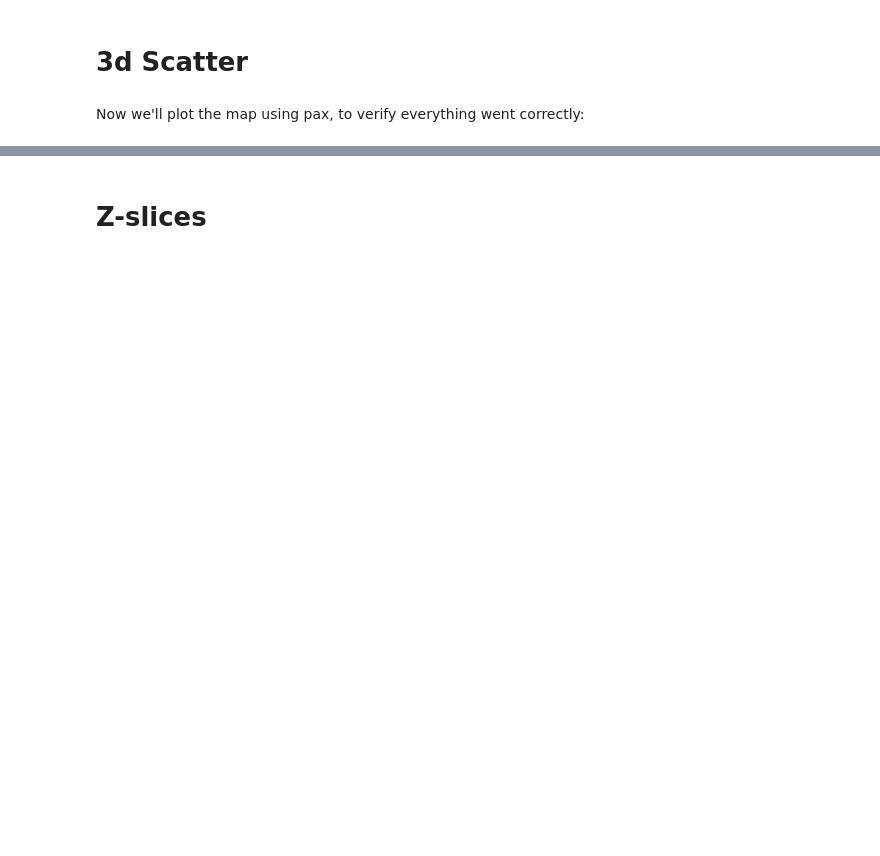
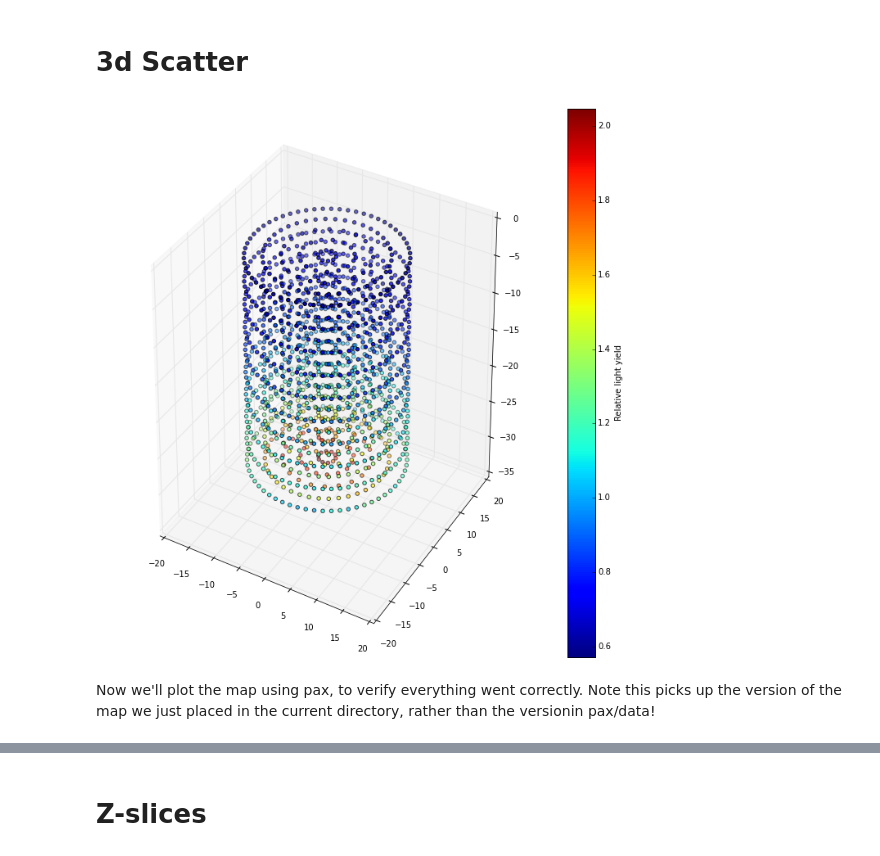
Before and after one commit to XENON1T/pax, a Jupyter notebook: examples/parse_s1_corrmap/Parse S1 xyz correction map.ipynb, the cells around one changed output, grey strips where cells are left out. Cells and saved outputs as stored; diff of their text form; code cells hidden in the pictures; blank space fills up the shorter version.

```diff
--- a/examples/parse_s1_corrmap/Parse S1 xyz correction map.ipynb
+++ b/examples/parse_s1_corrmap/Parse S1 xyz correction map.ipynb
@@ -24,9 +24,7 @@ with open('s1xyzmap-20111215.dat') as lymapfile:
 
 # Convert to pax units
 for field in ('z', 'r', 'zmid', 'rmid'):
-    data[field] *= units.mm
-data['z'] *= -1
-data['zmid'] *= -1
+    data[field] = data[field].astype(np.float) * units.mm
 
 # Convert (r, theta) to (x, y)
 data = rec_append_fields(data, 'xmid', data['rmid'] * np.cos(data['tmid']))
@@ -59,13 +57,14 @@ with open('s1_xyz_XENON100_xerawdp045.json', mode='w') as outfile:
 # %%
 import matplotlib.pyplot as plt
 from mpl_toolkits.mplot3d import Axes3D
 %matplotlib inline
-# Remember Z is flipped and correction is inverted!
 fig = plt.figure(figsize=(12, 12))
 ax = fig.add_subplot(111, projection='3d')
 sc = ax.scatter(data['xmid'], data['ymid'], data['zmid'],
-                c=1/data['ly'])
-plt.colorbar(sc, label='Multiplicative correction value')
+                c=data['ly'])
+plt.colorbar(sc, label='Relative light yield')
 plt.show()
+# %% [output]
+[figure, added]
 # %% [markdown]
-Now we'll plot the map using pax, to verify everything went correctly:
+Now we'll plot the map using pax, to verify everything went correctly. Note this picks up the version of the map we just placed in the current directory, rather than the versionin pax/data!
```
Also changed, not shown: parts of 3 cells of this notebook, 12 other files.
